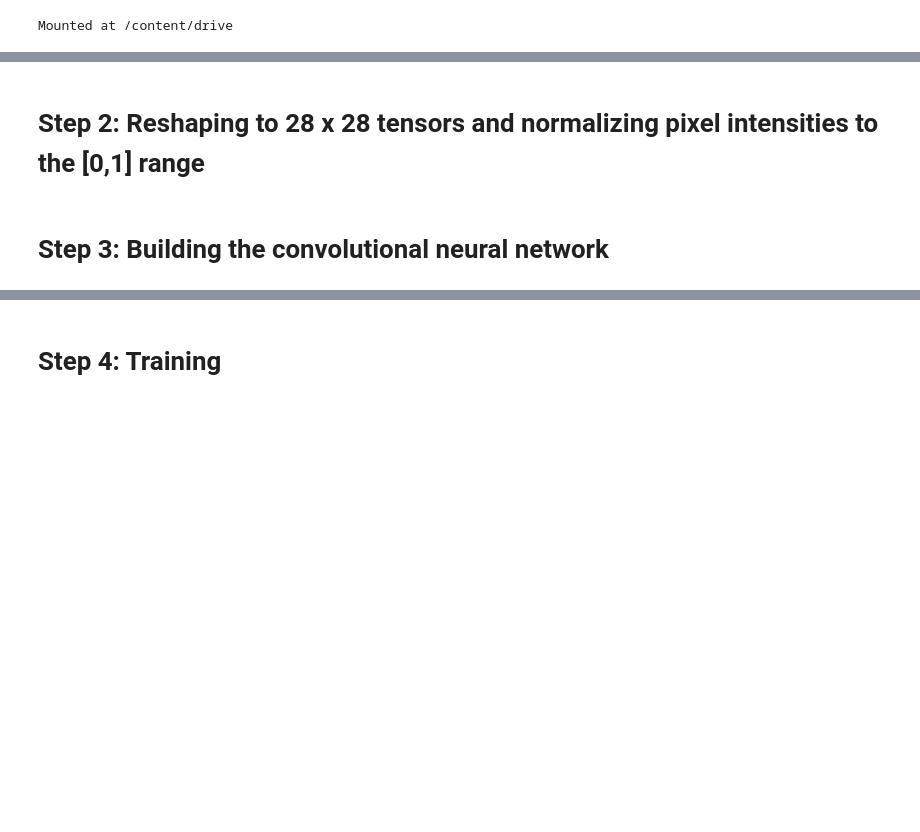
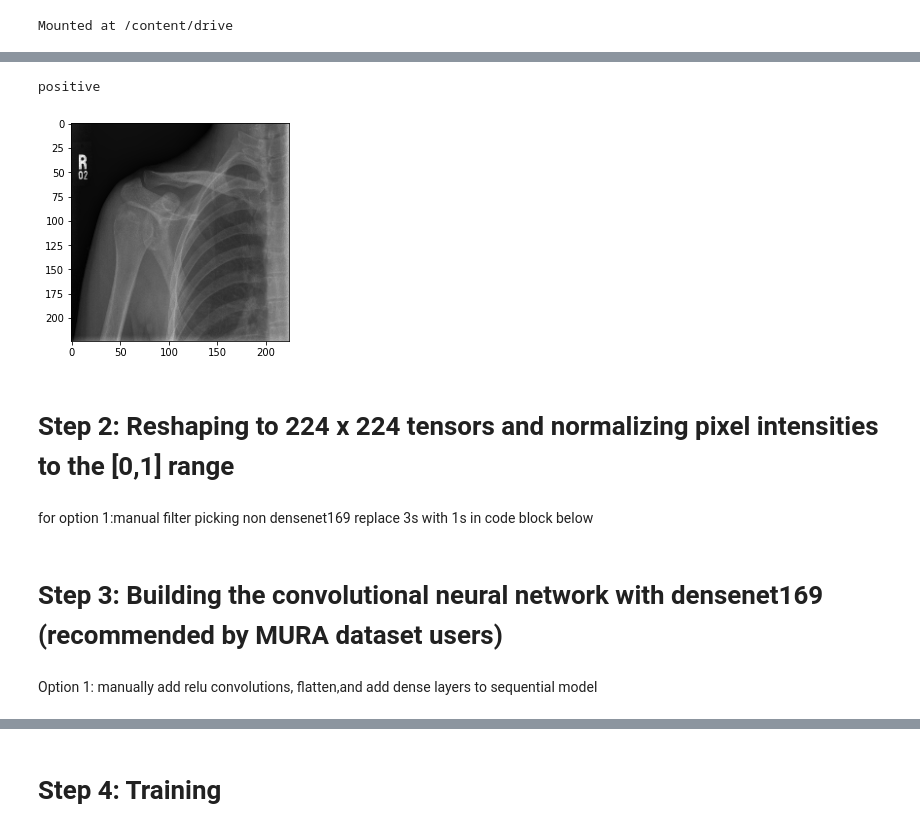
Before and after one commit to aileendugan/bone-xray-cnn, a Jupyter notebook: CV1_CNN_based_MURA_recognition_.ipynb, the cells around one changed output, grey strips where cells are left out. Cells and saved outputs as stored; diff of their text form; code cells hidden in the pictures; blank space fills up the shorter version.

```diff
--- a/CV1_CNN_based_MURA_recognition_.ipynb
+++ b/CV1_CNN_based_MURA_recognition_.ipynb
@@ -35,0 +122,14 @@ Mounted at /content/drive
+# %%
+#A function to generate the dataframe for a csv file
+def generate_df(dataset_root, csv_name, BODYPART):
+    df = pd.read_csv(dataset_root/csv_name, header=None, names=['filename'])
+    df['class'] = (df.filename
+               .str.extract('study.*_(positive|negative)'))
+    df['BodyPart'] = (df.filename
+               .str.extract('XR_(SHOULDER|ELBOW|FINGER|FOREARM|HAND|HUMERUS|WRIST)'))
+    bodypart = df[(df["BodyPart"]==BODYPART)]
+    df_onlyOne = bodypart[["filename","class"]]
+    return df_onlyOne
+# %%
+df_train = generate_df(dataset_root, 'train_image_paths.csv',"SHOULDER")
+df_train.head()
@@ -35,0 +153,15 @@ Mounted at /content/drive
+# %%
+img_path = '/content/drive/MyDrive/MURA/'
+# %%
+#take dataframe and make ndarray items for training and testing - fit to densenet keep 3 channels with style from MNIST example instead of generators
+x_train = []
+y_train = []
+for index,row in df_train.iterrows():
+  input_arr = cv2.imread(os.path.join(img_path,row["filename"]))
+  #, cv2.IMREAD_GRAYSCALE)
+  input_arr = cv2.resize(input_arr, (224,224))
+  label = row["class"]
+  x_train.append(input_arr)
+  y_train.append(label)
+x_train = np.stack(x_train, axis=0)
+y_train = np.array(y_train)
@@ -36,4 +180,15 @@ Mounted at /content/drive
+# %%
+# Let's show one example from the dataset
+image_index = 688 # you may select anything from 0 to 8378 (we have 8379 training samples for shoulder xrays)
+print(y_train[image_index])
+plt.imshow(x_train[image_index], cmap='Greys')
+plt.show()
+# %% [output]
+positive
+[figure, added]
 # %% [markdown]
-# Step 2: Reshaping to 28 x 28 tensors and normalizing pixel intensities to the [0,1] range
+# Step 2: Reshaping to 224 x 224 tensors and normalizing pixel intensities to the [0,1] range
+# %% [markdown]
+for option 1:manual filter picking non densenet169 replace 3s with 1s in code block below
 # %%
 # Reshaping the array to 4-dims so that it can work with the Keras API
@@ -49,7 +204,9 @@ x_test = x_test.astype('float32')
 x_train /= 255
 x_test /= 255
 # %% [markdown]
-# Step 3: Building the convolutional neural network
+# Step 3: Building the convolutional neural network with densenet169 (recommended by MURA dataset users)
+# %% [markdown]
+Option 1: manually add relu convolutions, flatten,and add dense layers to sequential model
 # %%
 # Importing the required Keras modules containing model and layers
 from tensorflow.keras.models import Sequential
```
Also changed, not shown: parts of 33 cells of this notebook.
